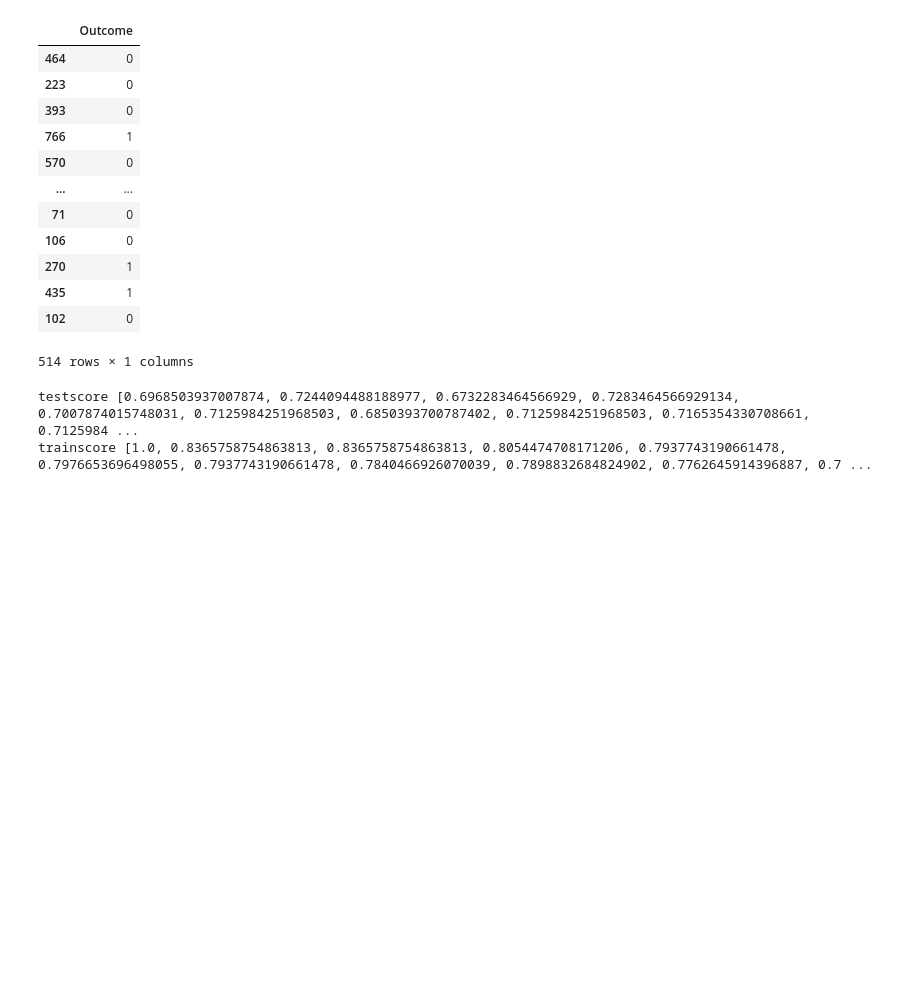
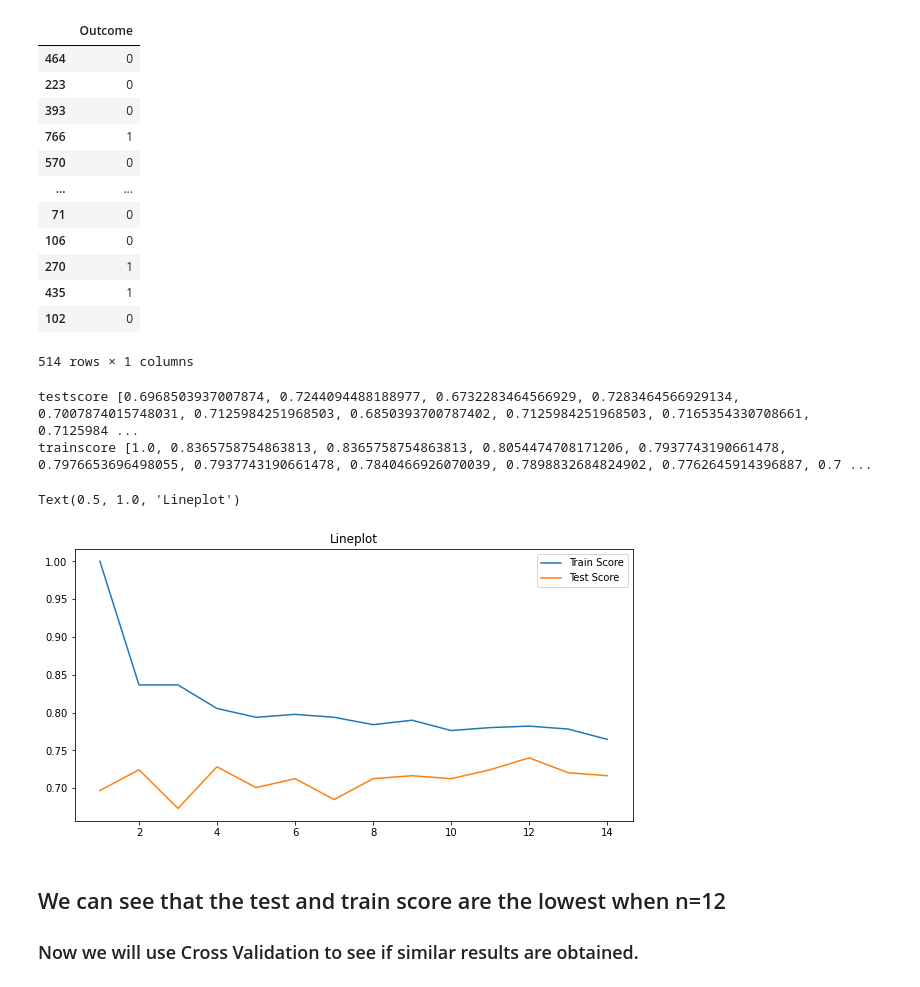
Before and after one commit to iamakshay1/Diabetes_India_Kaggle, a Jupyter notebook: File_1.ipynb, the cells around one changed output. Cells and saved outputs as stored; diff of their text form; code cells hidden in the pictures; blank space fills up the shorter version.

```diff
--- a/File_1.ipynb
+++ b/File_1.ipynb
@@ -220,5 +220,5 @@ for i in range(1,15):
     model = knn(i)
     model.fit(x_train,y_train)
     train_scores.append(model.score(x_train,y_train))
-    test_score.append(model.score(x_test,y_test))
+    test_scores.append(model.score(x_test,y_test))
 # %%
@@ -229,3 +229,14 @@ testscore [0.6968503937007874, 0.7244094488188977, 0.6732283464566929, 0.7283464
 trainscore [1.0, 0.8365758754863813, 0.8365758754863813, 0.8054474708171206, 0.7937743190661478, 0.7976653696498055, 0.7937743190661478, 0.7840466926070039, 0.7898832684824902, 0.7762645914396887, 0.7 ...
 # %%
 ## Plotting the results
+# %%
+plt.figure(figsize=(10,5))
+p=sns.lineplot(range(1,15),train_scores,markers="*",label="Train Score")
+p=p=sns.lineplot(range(1,15),test_scores,markers="o",label="Test Score")
+plt.title("Lineplot")
+# %% [output]
+Text(0.5, 1.0, 'Lineplot')
+[figure, added]
+# %% [markdown]
+## We can see that the test and train score are the lowest when n=12
+### Now we will use Cross Validation to see if similar results are obtained.
```
Also changed, not shown: parts of 3 cells of this notebook.
